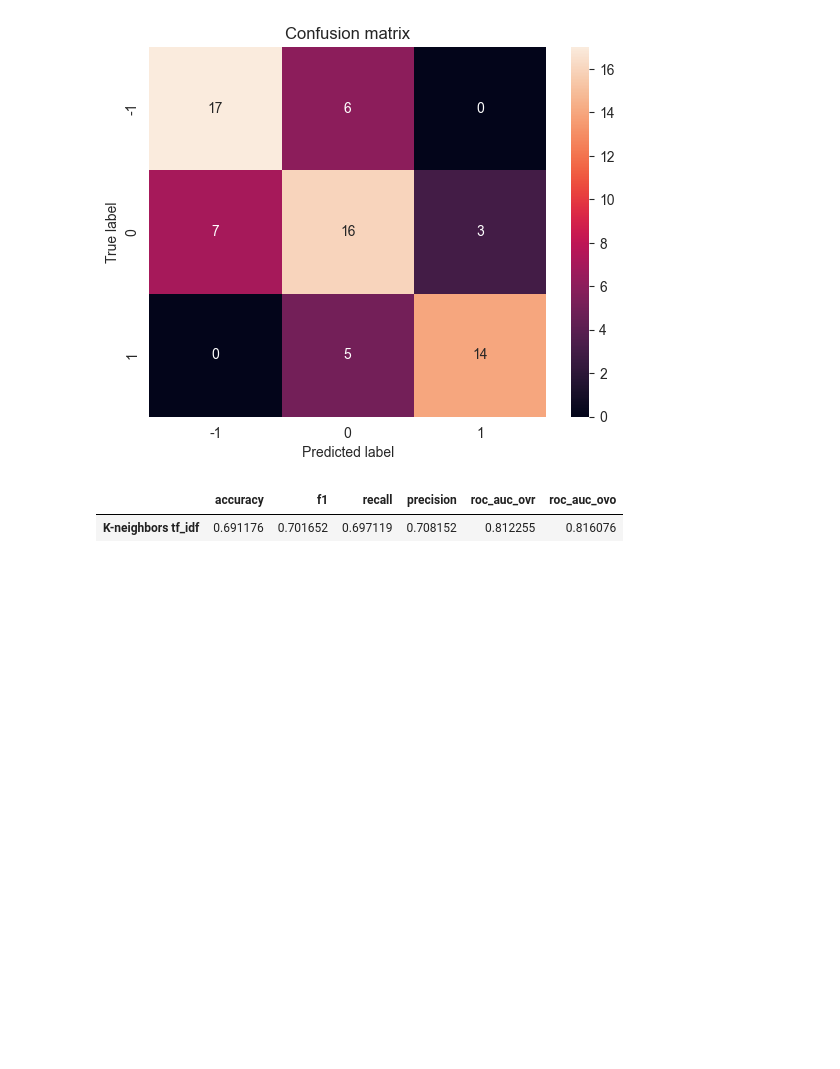
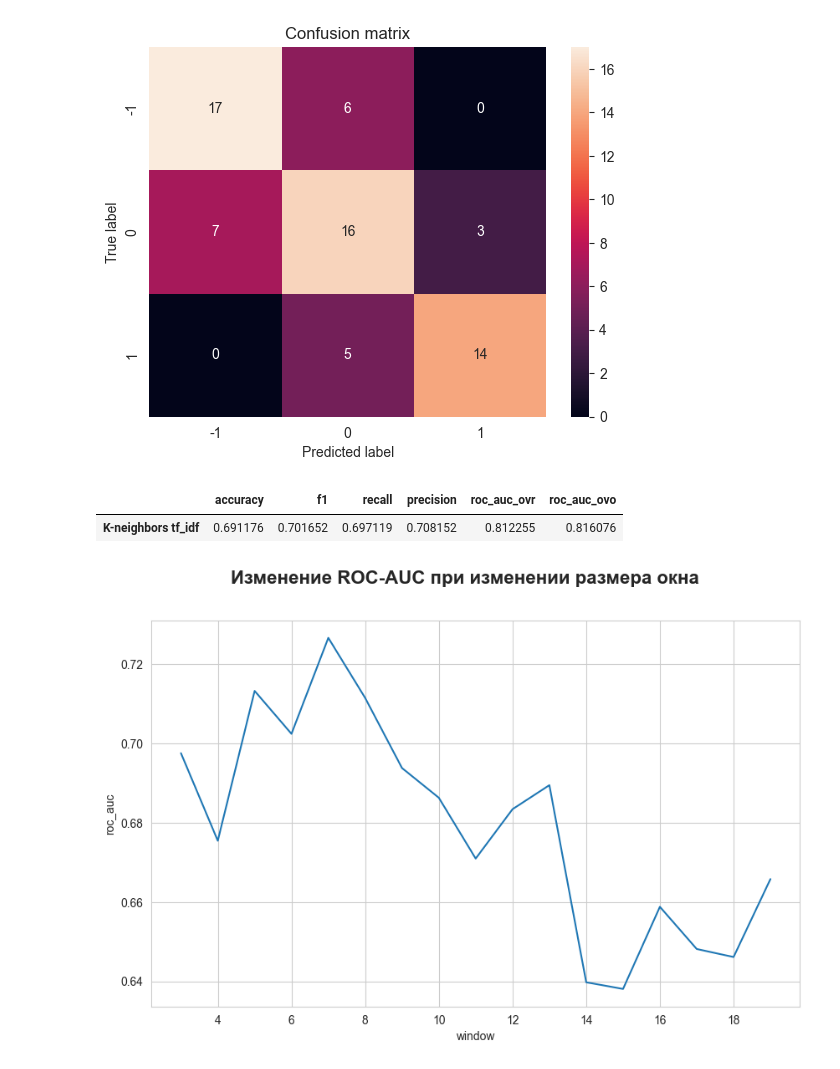
Before and after one commit to ai24-team-15/cbr-press-release-classifier, a Jupyter notebook: ml/non_linear_models/k_neighbors.ipynb, the cells around one changed output. Saved outputs shown, nothing was run; the diff lists cells and outputs as text; code cells hidden in the pictures; blank space fills up the shorter version.

Commit message:
[WIP] k-neighbors

```diff
--- a/ml/non_linear_models/k_neighbors.ipynb
+++ b/ml/non_linear_models/k_neighbors.ipynb
@@ -116,8 +116,8 @@ metric, model = calc_metrics(
    macro avg       0.71      0.70      0.70        68
 weighted avg       0.70      0.69      0.69        68
 [figure]
-# %%
-metric
-# %% [output]
-|  | accuracy | f1 | recall | precision | roc_auc_ovr | roc_auc_ovo |
-| K-neighbors tf_idf | 0.691176 | 0.701652 | 0.697119 | 0.708152 | 0.812255 | 0.816076 |
+# %%
+metrics
+# %% [output]
+|  | accuracy | f1 | recall | precision | roc_auc_ovr | roc_auc_ovo |
+| K-neighbors tf_idf | 0.691176 | 0.701652 | 0.697119 | 0.708152 | 0.812255 | 0.816076 |
@@ -123,0 +153,28 @@ metric
+# %%
+best_models = {"window": [], "roc_auc": [], "model": []}
+
+for window in tqdm(range(3, 20)):
+    w2v = Word2VecVectorizer(preprocessor=preprocessor, window=window)
+    embedings_w2v = w2v.fit_transform(X.release)
+
+    roc_auc, best_model = calc_metrics(
+        embedings_w2v,
+        y,
+        KNeighborsClassifier,
+        name="",
+        plot=False,
+        n_jobs=-1,
+        algorithm='brute', n_neighbors=2, p=1.8, weights='distance'
+    )
+
+    best_models["window"].append(window)
+    best_models["roc_auc"].append(roc_auc)
+    best_models["model"].append(best_model)
+# %%
+plt.figure(figsize=(10, 6))
+data = pd.DataFrame(best_models)
+sns.lineplot(x="window", y="roc_auc", data=data)
+plt.suptitle("Изменение ROC-AUC при изменении размера окна", weight="bold", fontsize=16)
+plt.show()
+# %% [output]
+[figure, added]
```
Also changed, not shown: parts of 3 cells of this notebook.
